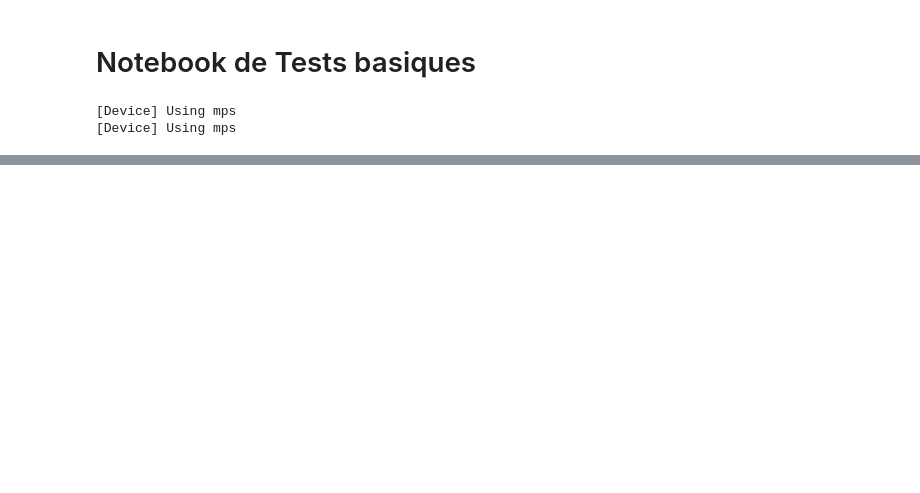
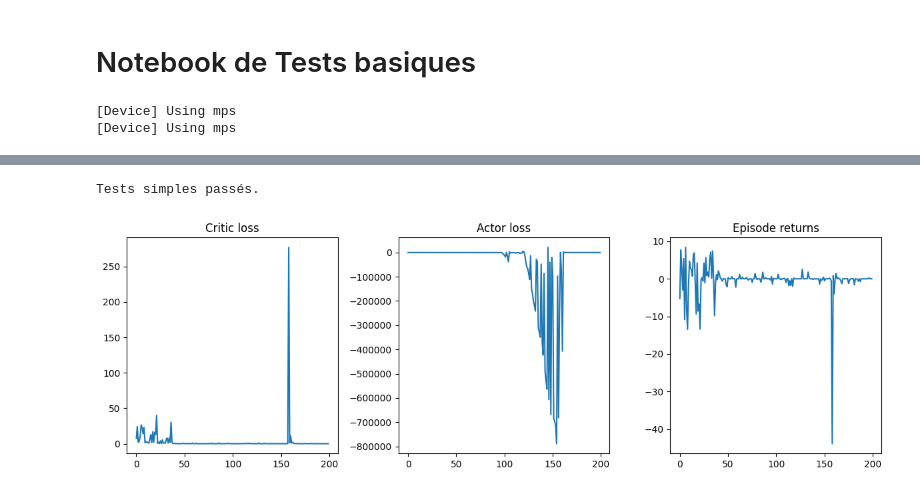
Before and after one commit to francois2004/mm-rl, a Jupyter notebook: notebooks/tests_basiques.ipynb, the cells around one changed output, grey strips where cells are left out. Drawn from its saved outputs; the diff is of its cells as text; code cells hidden in the pictures; blank space fills up the shorter version.

Commit message:
implémentation d'une pipeline plus complète, ajout d'un notebook de test/suivi

```diff
--- a/notebooks/tests_basiques.ipynb
+++ b/notebooks/tests_basiques.ipynb
@@ -189,0 +348,29 @@ action range : 0.000198332971194759  , 0.049924809485673904
+# %%
+assert len(critic_loss) == 20
+assert len(actor_loss) == 20
+assert len(returns) == 20
+
+assert not any([torch.isnan(torch.tensor(x)) for x in critic_loss])
+assert not any([torch.isnan(torch.tensor(x)) for x in actor_loss])
+print("Tests simples passés.")
+# %% [output]
+Tests simples passés.
+# %%
+plt.figure(figsize=(12,4))
+
+plt.subplot(1,3,1)
+plt.plot(critic_loss)
+plt.title("Critic loss")
+
+plt.subplot(1,3,2)
+plt.plot(actor_loss)
+plt.title("Actor loss")
+
+plt.subplot(1,3,3)
+plt.plot(returns)
+plt.title("Episode returns")
+
+plt.tight_layout()
+plt.show()
+# %% [output]
+[figure, added]
```
Also changed, not shown: parts of 12 cells of this notebook, 5 other files.
